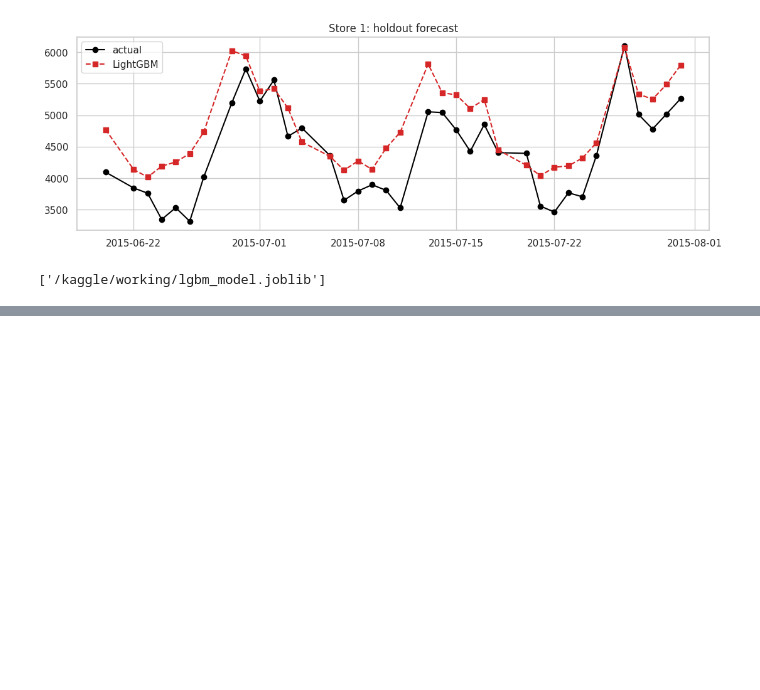
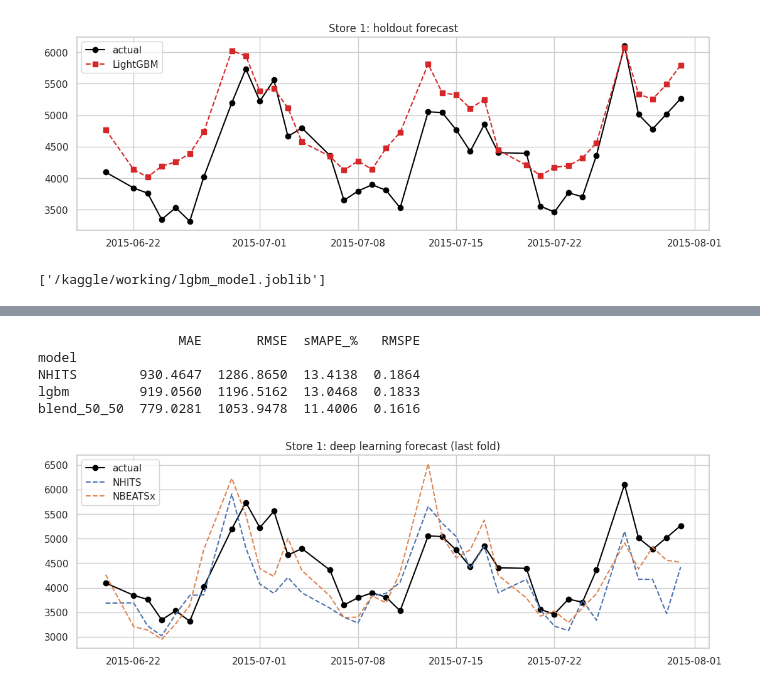
Before and after one commit to soumensen411/Sales-Demand-Forecasting, a Jupyter notebook: store-sales-forecasting.ipynb, the cells around one changed output, grey strips where cells are left out. Saved outputs shown, nothing was run; the diff lists cells and outputs as text; code cells hidden in the pictures; blank space fills up the shorter version.

```diff
--- a/store-sales-forecasting.ipynb
+++ b/store-sales-forecasting.ipynb
@@ -919,3 +906,5 @@ import joblib
 joblib.dump({"model": model, "features": FEATURES}, "/kaggle/working/lgbm_model.joblib")
 # %% [output]
 ['/kaggle/working/lgbm_model.joblib']
+# %%
+DEV = False   # True = only stores 1-300, for faster experiments
@@ -921,0 +1103,8 @@ joblib.dump({"model": model, "features": FEATURES}, "/kaggle/working/lgbm_model.
+# %%
+from neuralforecast import NeuralForecast
+from neuralforecast.models import NHITS, NBEATSx
+from neuralforecast.losses.pytorch import MAE
+import torch
+N_STORES = None                      # e.g. 200 for a quick dev run; None = all stores
+MAX_STEPS = 2000 if torch.cuda.is_available() else 300
+print("GPU:", torch.cuda.is_available(), "| max_steps:", MAX_STEPS)
@@ -921,0 +1279,21 @@ joblib.dump({"model": model, "features": FEATURES}, "/kaggle/working/lgbm_model.
+# %%
+# ---------------------------------------------------------
+# 5. Forecast and score on open days only (same rule as earlier steps)
+# ---------------------------------------------------------
+fcst = nf.predict(futr_df=futr_nf)
+if "unique_id" not in fcst.columns:
+    fcst = fcst.reset_index()
+
+MODEL_COLS = [m for m in ["NHITS", "NBEATSx"] if m in fcst.columns]
+
+actual = nf_df[nf_df.ds > train_end][["unique_id", "ds", "Sales", "Open"]]
+ev = fcst.merge(actual, on=["unique_id", "ds"])
+ev = ev[(ev.Open == 1) & (ev.Sales > 0)].copy()
+ev["Store"] = ev.unique_id.astype(int)
+
+for m in MODEL_COLS:
+    ev[m] = np.clip(np.expm1(ev[m]), 0, None)            # back to Sales units
+
+rows = [evaluate(ev.Sales.values, ev[m].values, m) for m in MODEL_COLS]
+dl_table = pd.DataFrame(rows).set_index("model").astype(float).round(4)
+print(dl_table)
@@ -921,0 +1350,38 @@ joblib.dump({"model": model, "features": FEATURES}, "/kaggle/working/lgbm_model.
+# %%
+# ---------------------------------------------------------
+# 7. Blend with LightGBM (uses `valid_part` and `preds` from the Step 8 holdout)
+# ---------------------------------------------------------
+try:
+    lgb_df = valid_part[["Store", "Date"]].assign(lgbm=preds).rename(columns={"Date": "ds"})
+    mg = ev.merge(lgb_df, on=["Store", "ds"])
+    best_dl = MODEL_COLS[0]
+
+    out = {
+        best_dl: evaluate(mg.Sales.values, mg[best_dl].values, best_dl),
+        "lgbm": evaluate(mg.Sales.values, mg["lgbm"].values, "lgbm"),
+        "blend_50_50": evaluate(mg.Sales.values, 0.5 * mg[best_dl].values + 0.5 * mg["lgbm"].values, "blend_50_50"),
+    }
+    print(pd.DataFrame(out).T.set_index("model").astype(float).round(4))
+except NameError:
+    print("Run the Step 8 holdout cell first (it defines valid_part and preds).")
+# %% [output]
+                  MAE       RMSE  sMAPE_%   RMSPE
+model
+NHITS        930.4647  1286.8650  13.4138  0.1864
+lgbm         919.0560  1196.5162  13.0468  0.1833
+blend_50_50  779.0281  1053.9478  11.4006  0.1616
+# %%
+# ---------------------------------------------------------
+# 8. Plot one store
+# ---------------------------------------------------------
+STORE_ID = 1
+s = ev[ev.Store == STORE_ID].sort_values("ds")
+plt.figure(figsize=(13, 4))
+plt.plot(s.ds, s.Sales, "o-", color="black", label="actual")
+for m in MODEL_COLS:
+    plt.plot(s.ds, s[m], "--", label=m)
+plt.title(f"Store {STORE_ID}: deep learning forecast (last fold)")
+plt.legend()
+plt.show()
+# %% [output]
+[figure, added]
```
Also changed, not shown: parts of 31 cells of this notebook.
